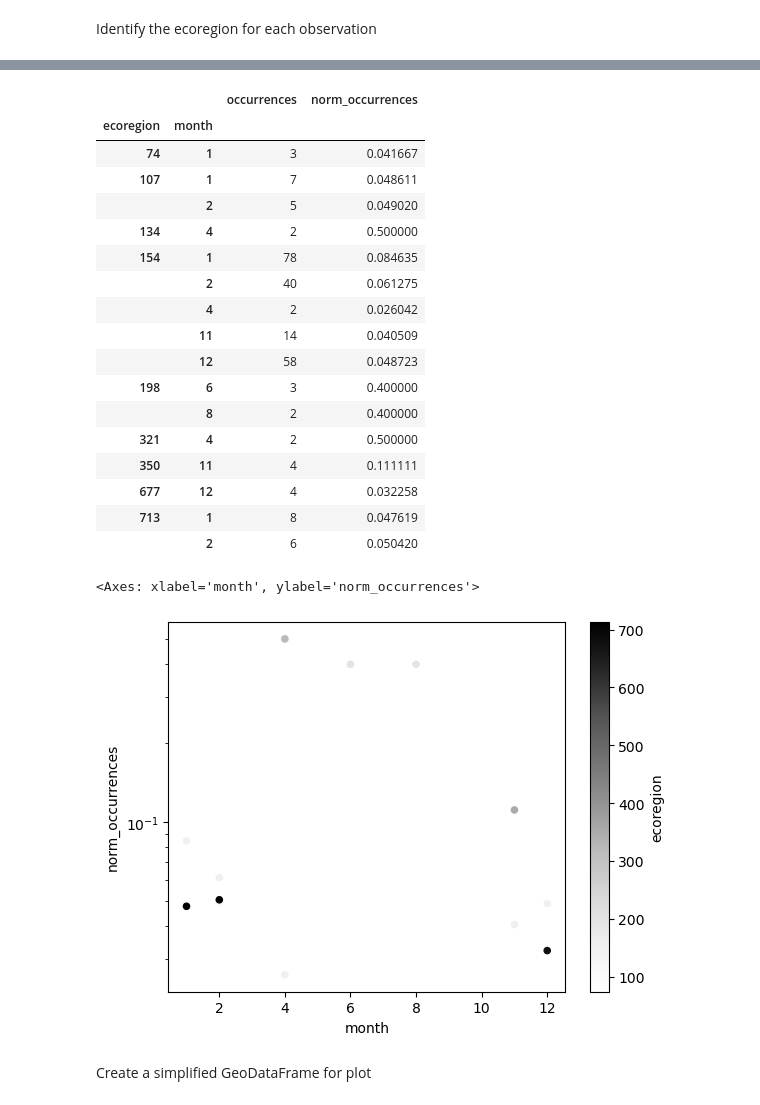
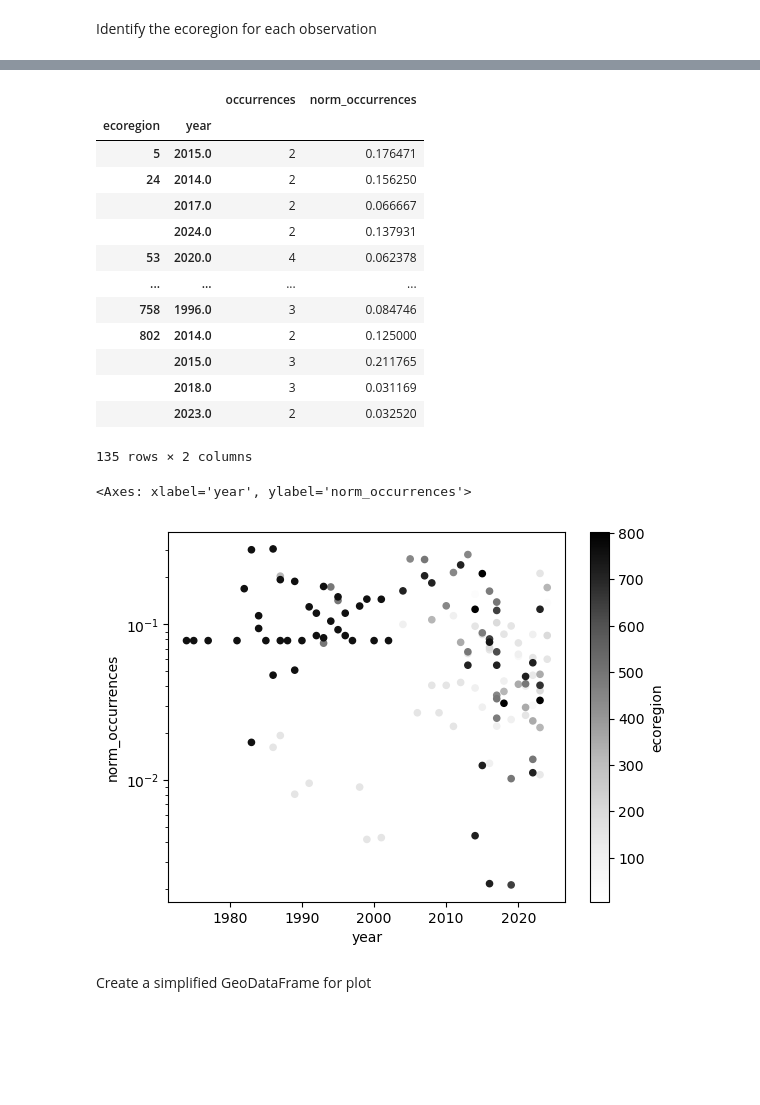
Before and after one commit to earthlab-education/species-distribution-coding-challenge-byandell, a Jupyter notebook: notebooks/siberian-crane-species-download.ipynb, the cells around one changed output, grey strips where cells are left out. Saved outputs shown, nothing was run; the diff lists cells and outputs as text; code cells hidden in the pictures; blank space fills up the shorter version.

Commit message:
siberian crane by year

```diff
--- a/notebooks/siberian-crane-species-download.ipynb
+++ b/notebooks/siberian-crane-species-download.ipynb
@@ -210,6 +210,5 @@ INFO:On disk at /home/jovyan/earth-analytics/data/species/0001022-24102411253437
 download key is 0020917-241007104925546
 GBIF.org (17 October 2024) GBIF Occurrence Download https://doi.org/10.15468/dl.4d3k48
 # %%
-gbif_path = glob(gbif_pattern)[0]
 gbif_path
 # %% [output]
@@ -264,7 +263,7 @@ gdf_monthly = (
             gbif_df.decimalLatitude),
         crs="EPSG:4326")
     # Select the desired columns
-    [['month', 'geometry']]
+    [['month', 'year', 'geometry']]
 )
 
 gdf_monthly
@@ -358,7 +357,7 @@ gbif_ecoregion_gdf = (
         how='inner',
         predicate='contains')
     # Select the required columns
-    [['month', 'name']]
+    [['month', 'year', 'name']]
 )
 gbif_ecoregion_gdf
 # %% [output]
@@ -418,35 +475,30 @@ def get_monthly_regional_observations(df, region_type, occurrence_name):
 # %%
-occurrence_df = get_monthly_regional_observations(gbif_ecoregion_gdf, 'ecoregion', 'name')
-
-occurrence_df
+occurrence_year_df = get_yearly_regional_observations(gbif_ecoregion_gdf, 'ecoregion', 'name')
+occurrence_year_df
 # %% [output]
 |  |  | occurrences | norm_occurrences |
-| ecoregion | month |  |  |
-| 74 | 1 | 3 | 0.041667 |
-| 107 | 1 | 7 | 0.048611 |
-|  | 2 | 5 | 0.049020 |
-| 134 | 4 | 2 | 0.500000 |
-| 154 | 1 | 78 | 0.084635 |
-|  | 2 | 40 | 0.061275 |
-|  | 4 | 2 | 0.026042 |
-|  | 11 | 14 | 0.040509 |
-|  | 12 | 58 | 0.048723 |
-| 198 | 6 | 3 | 0.400000 |
-|  | 8 | 2 | 0.400000 |
-| 321 | 4 | 2 | 0.500000 |
-| 350 | 11 | 4 | 0.111111 |
-| 677 | 12 | 4 | 0.032258 |
-| 713 | 1 | 8 | 0.047619 |
-|  | 2 | 6 | 0.050420 |
+| ecoregion | year |  |  |
+| 5 | 2015.0 | 2 | 0.176471 |
+| 24 | 2014.0 | 2 | 0.156250 |
+|  | 2017.0 | 2 | 0.066667 |
+|  | 2024.0 | 2 | 0.137931 |
+| 53 | 2020.0 | 4 | 0.062378 |
+| ... | ... | ... | ... |
+| 758 | 1996.0 | 3 | 0.084746 |
+| 802 | 2014.0 | 2 | 0.125000 |
+|  | 2015.0 | 3 | 0.211765 |
+|  | 2018.0 | 3 | 0.031169 |
+|  | 2023.0 | 2 | 0.032520 |
+135 rows × 2 columns
 # %%
 # plot to check distrubions
-occurrence_df.reset_index().plot.scatter(
-    x='month', y='norm_occurrences', c='ecoregion',
+occurrence_year_df.reset_index().plot.scatter(
+    x='year', y='norm_occurrences', c='ecoregion',
     logy=True
 )
 # %% [output]
-<Axes: xlabel='month', ylabel='norm_occurrences'>
+<Axes: xlabel='year', ylabel='norm_occurrences'>
-[figure, old version]
+[figure, new version]
 # %% [markdown]
 Create a simplified GeoDataFrame for plot
 # %%
```
Also changed, not shown: parts of 12 cells of this notebook, 1 other file.
